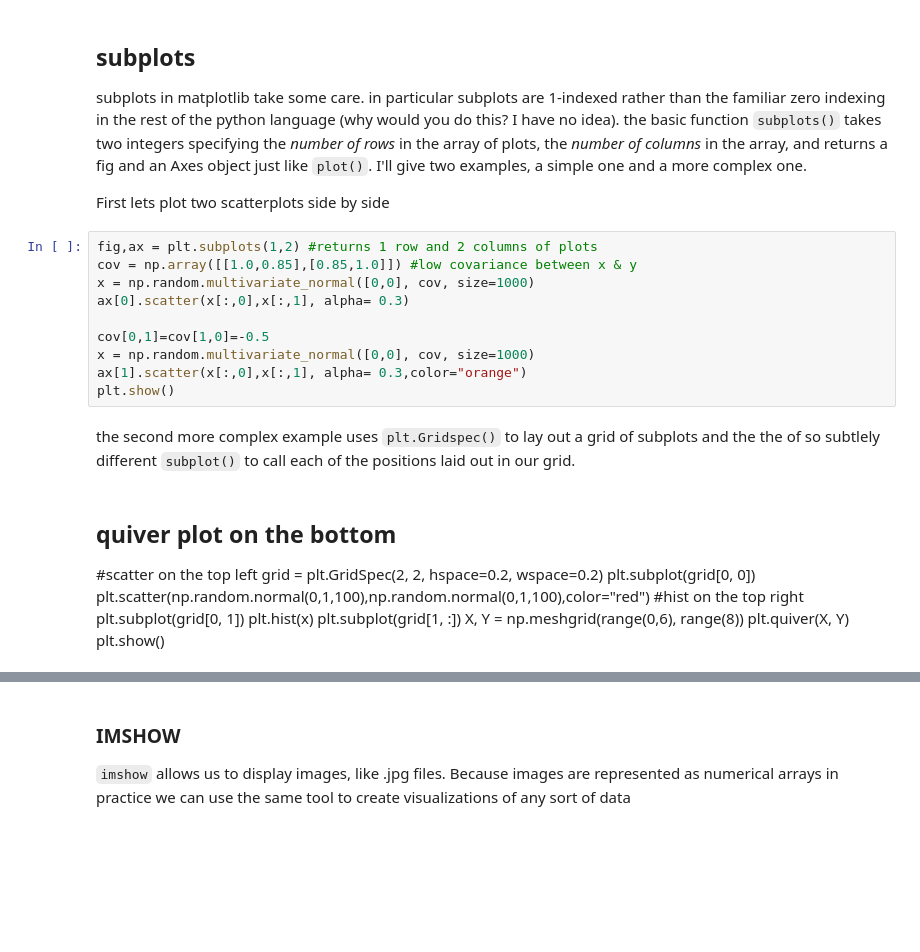
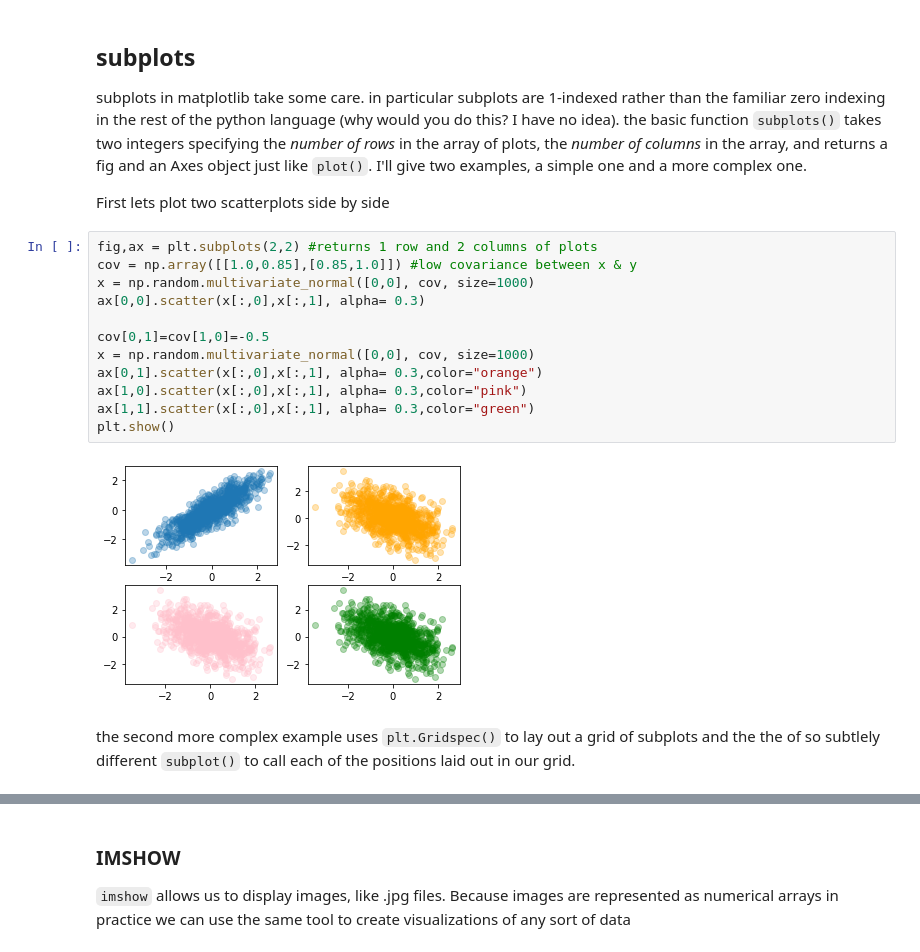
Before and after one commit to andrewkern/bio399, a Jupyter notebook: week2.ipynb, the cells around one changed output, grey strips where cells are left out. Cells and saved outputs as stored; diff of their text form; blank space fills up the shorter version.

```diff
--- a/week2.ipynb
+++ b/week2.ipynb
@@ -396,28 +448,18 @@ subplots in matplotlib take some care. in particular subplots are 1-indexed rath
 
 First lets plot two scatterplots side by side
 # %%
-fig,ax = plt.subplots(1,2) #returns 1 row and 2 columns of plots
+fig,ax = plt.subplots(2,2) #returns 1 row and 2 columns of plots
 cov = np.array([[1.0,0.85],[0.85,1.0]]) #low covariance between x & y
 x = np.random.multivariate_normal([0,0], cov, size=1000)
-ax[0].scatter(x[:,0],x[:,1], alpha= 0.3)
+ax[0,0].scatter(x[:,0],x[:,1], alpha= 0.3)
 
 cov[0,1]=cov[1,0]=-0.5
 x = np.random.multivariate_normal([0,0], cov, size=1000)
-ax[1].scatter(x[:,0],x[:,1], alpha= 0.3,color="orange")
+ax[0,1].scatter(x[:,0],x[:,1], alpha= 0.3,color="orange")
+ax[1,0].scatter(x[:,0],x[:,1], alpha= 0.3,color="pink")
+ax[1,1].scatter(x[:,0],x[:,1], alpha= 0.3,color="green")
 plt.show()
+# %% [output]
+[figure, added]
 # %% [markdown]
 the second more complex example uses `plt.Gridspec()` to lay out a grid of subplots and the the of so subtlely different `subplot()` to call each of the positions laid out in our grid.
-# %% [markdown]
-## quiver plot on the bottom
-
-#scatter on the top left
-grid = plt.GridSpec(2, 2, hspace=0.2, wspace=0.2)
-plt.subplot(grid[0, 0])
-plt.scatter(np.random.normal(0,1,100),np.random.normal(0,1,100),color="red")
-#hist on the top right
-plt.subplot(grid[0, 1])
-plt.hist(x)
-plt.subplot(grid[1, :])
-X, Y = np.meshgrid(range(0,6), range(8))
-plt.quiver(X, Y)
-plt.show()
```
Also changed, not shown: parts of 11 cells of this notebook, 3 other files.
